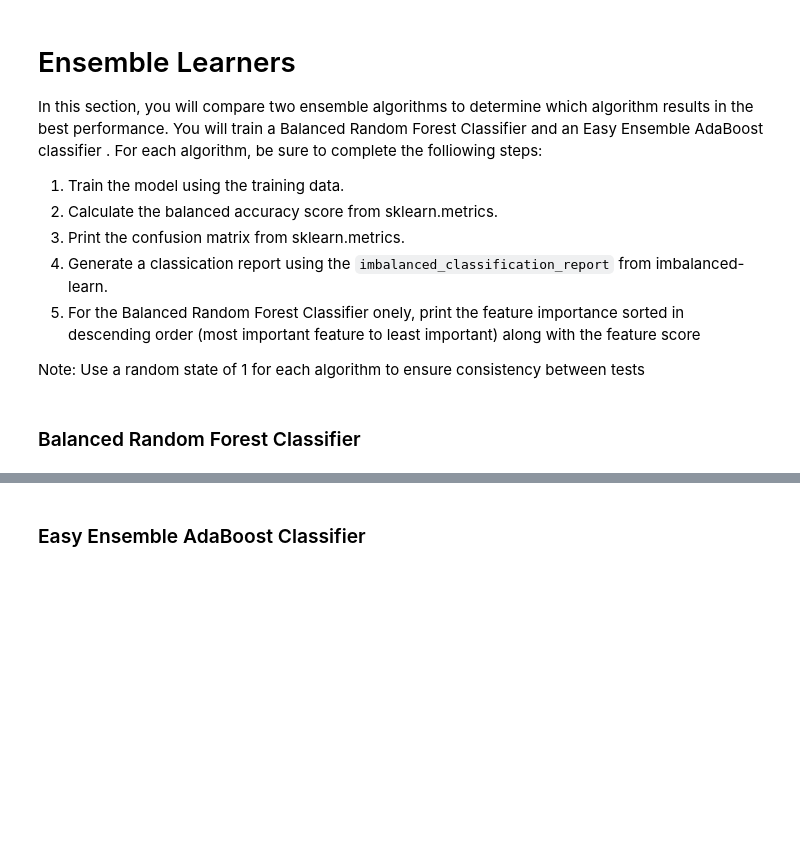
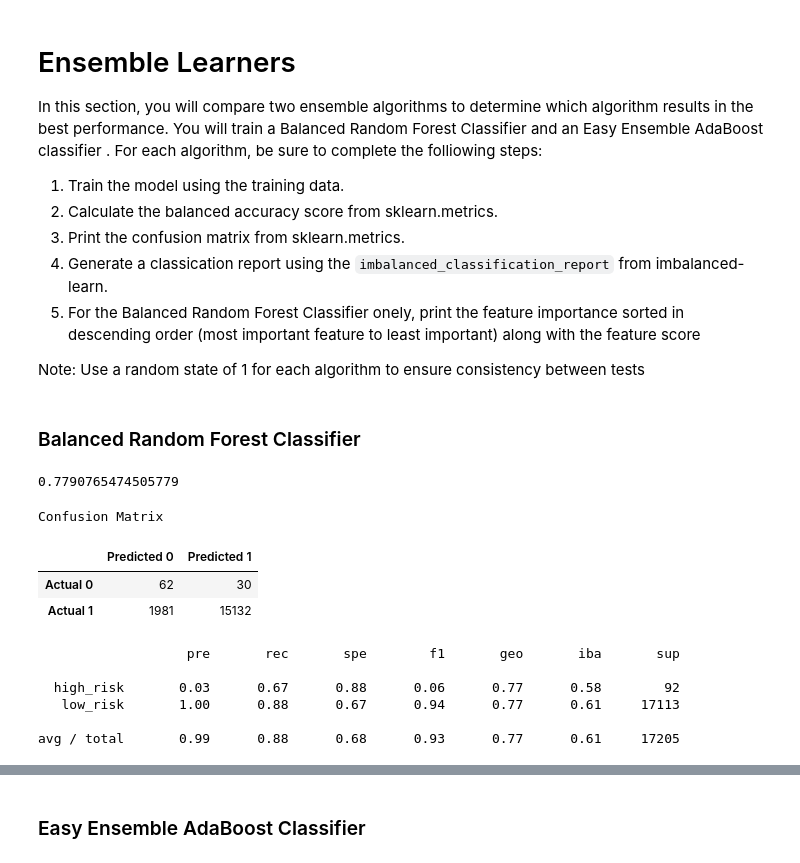
Before and after one commit to davidatoms/CreditRisk, a Jupyter notebook: credit_risk_ensemble.ipynb, the cells around one changed output, grey strips where cells are left out. Saved outputs shown, nothing was run; the diff lists cells and outputs as text; code cells hidden in the pictures; blank space fills up the shorter version.

```diff
--- a/credit_risk_ensemble.ipynb
+++ b/credit_risk_ensemble.ipynb
@@ -114,6 +112,6 @@ KeyError: 'loan_status'
 # %%
 from sklearn.model_selection import train_test_split
-# YOUR CODE HERE
+X_train, X_test, y_train, y_test = train_test_split(X, y, random_state=78)
 # %% [markdown]
 # Ensemble Learners
 
@@ -134,3 +129,28 @@ Note: Use a random state of 1 for each algorithm to ensure consistency between t
+# %%
+# Resample the training data with the BalancedRandomForestClassifier
+from imblearn.ensemble import BalancedRandomForestClassifier
+from sklearn.preprocessing import StandardScaler
+
+# Creating StandardScaler instance
+scaler = StandardScaler()
+
+# Fitting Standard Scaler
+X_scaler = scaler.fit(X_train)
+
+# Scaling data
+X_train_scaled = X_scaler.transform(X_train)
+X_test_scaled = X_scaler.transform(X_test)
+
+# Create a balanced random forest classifier.
+brf_model = BalancedRandomForestClassifier(n_estimators=100, random_state=1)
+
+# Fitting the model
+brf_model = brf_model.fit(X_train_scaled, y_train)
+
+# Making predictions using the testing data.
+predictions = brf_model.predict(X_test_scaled)
 # %%
 # Calculated the balanced accuracy score
-# YOUR CODE HERE
+balanced_accuracy_score(y_test, predictions)
+# %% [output]
+0.7790765474505779
@@ -140,3 +157,25 @@ Note: Use a random state of 1 for each algorithm to ensure consistency between t
+# %%
+# Calculating the confusion matrix.
+cm = confusion_matrix(y_test, predictions)
+
+# Create a DataFrame from the confusion matrix.
+cm_df = pd.DataFrame(
+    cm, index=["Actual 0", "Actual 1"], columns=["Predicted 0", "Predicted 1"])
+
+print("Confusion Matrix")
+display(cm_df)
+# %% [output]
+Confusion Matrix
+|  | Predicted 0 | Predicted 1 |
+| Actual 0 | 62 | 30 |
+| Actual 1 | 1981 | 15132 |
 # %%
 # Print the imbalanced classification report
-# YOUR CODE HERE
+print(classification_report_imbalanced(y_test, predictions))
+# %% [output]
+                   pre       rec       spe        f1       geo       iba       sup
+
+  high_risk       0.03      0.67      0.88      0.06      0.77      0.58        92
+   low_risk       1.00      0.88      0.67      0.94      0.77      0.61     17113
+
+avg / total       0.99      0.88      0.68      0.93      0.77      0.61     17205
```
Also changed, not shown: parts of 10 cells of this notebook.
